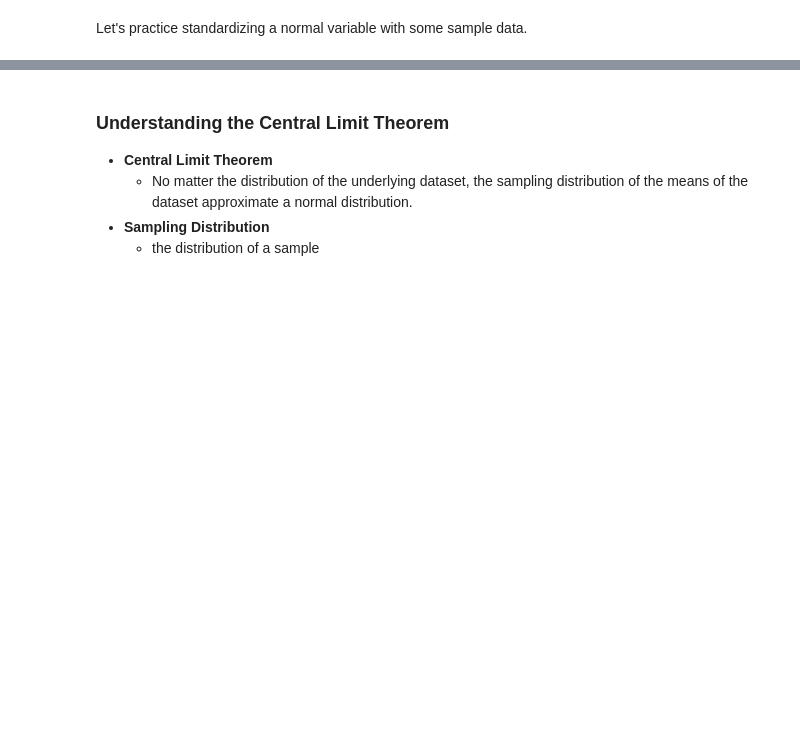
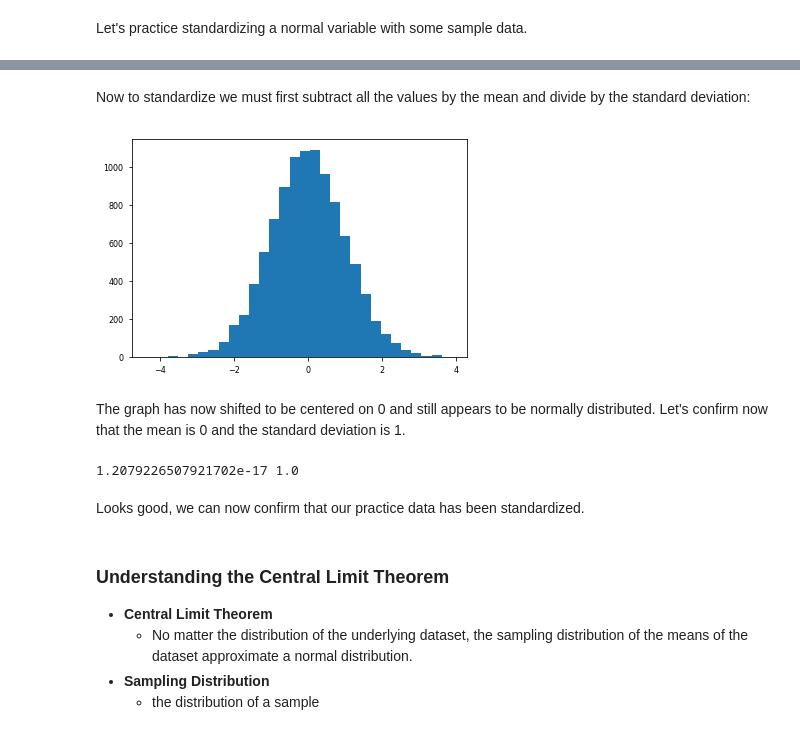
Before and after one commit to jmeguira/stats, a Jupyter notebook: stats_notebook.ipynb, the cells around one changed output, grey strips where cells are left out. Cells and saved outputs as stored; diff of their text form; code cells hidden in the pictures; blank space fills up the shorter version.

Commit message:
finished section on standardizing variables

```diff
--- a/stats_notebook.ipynb
+++ b/stats_notebook.ipynb
@@ -1110,3 +1126,22 @@ Let's practice standardizing a normal variable with some sample data.
+# %% [markdown]
+Now to standardize we must first subtract all the values by the mean and divide by the standard deviation:
+# %%
+mean = np.mean(data)
+std = np.std(data)
+data = [(x-mean)/std for x in data]
+
+plt.hist(data, bins = 30)
+plt.show()
+# %% [output]
+[figure, added]
+# %% [markdown]
+The graph has now shifted to be centered on 0 and still appears to be normally distributed. Let's confirm now that the mean is 0 and the standard deviation is 1.
+# %%
+print(np.mean(data),np.std(data))
+# %% [output]
+1.2079226507921702e-17 1.0
+# %% [markdown]
+Looks good, we can now confirm that our practice data has been standardized.
 # %% [markdown]
 <a id='s6_4'></a>
 ### Understanding the Central Limit Theorem
```
Also changed, not shown: parts of 4 cells of this notebook.
